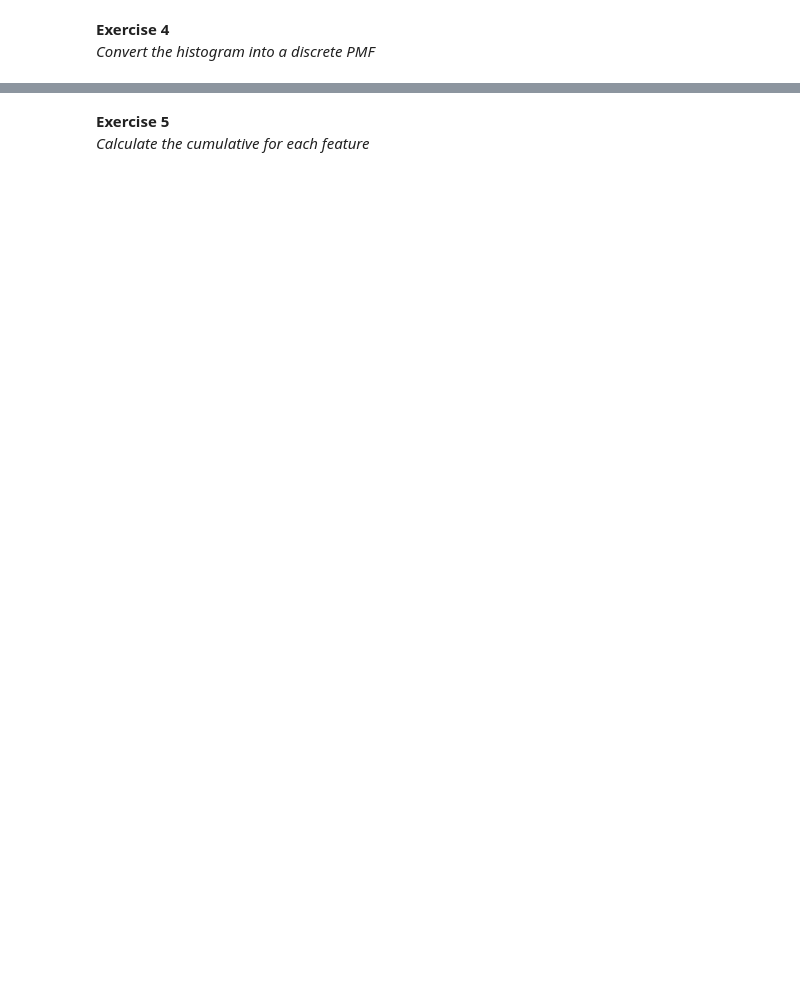
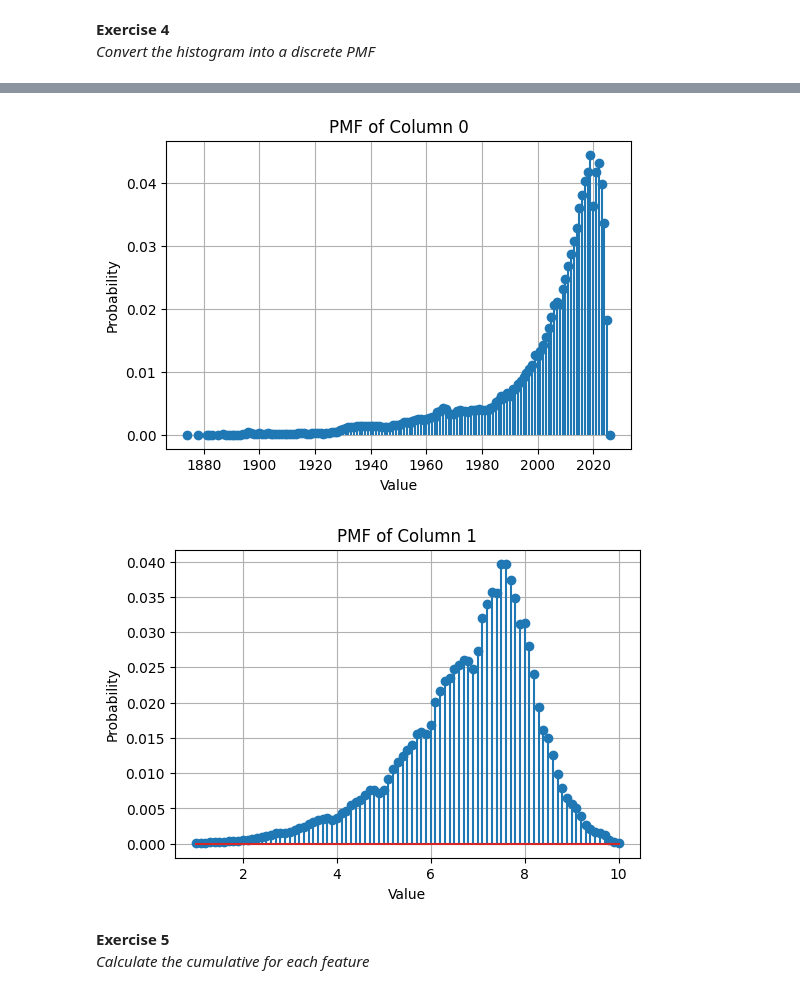
Before and after one commit to MalleBallen/MOD550---2025---Malvin, a Jupyter notebook: MOD550-task1/task1.ipynb, the cells around one changed output, grey strips where cells are left out. Cells and saved outputs as stored; diff of their text form; code cells hidden in the pictures; blank space fills up the shorter version.

```diff
--- a/MOD550-task1/task1.ipynb
+++ b/MOD550-task1/task1.ipynb
@@ -39,3 +111,8 @@ aq_test.plot_histograms()
+# %%
+aq_instance2.plot_all_pmfs()
+# %% [output]
+[figure, added]
+[figure, added]
 # %% [markdown]
 **Exercise 5**
 *Calculate the cumulative for each feature*
```
Also changed, not shown: parts of 13 cells of this notebook, 3 other files.
